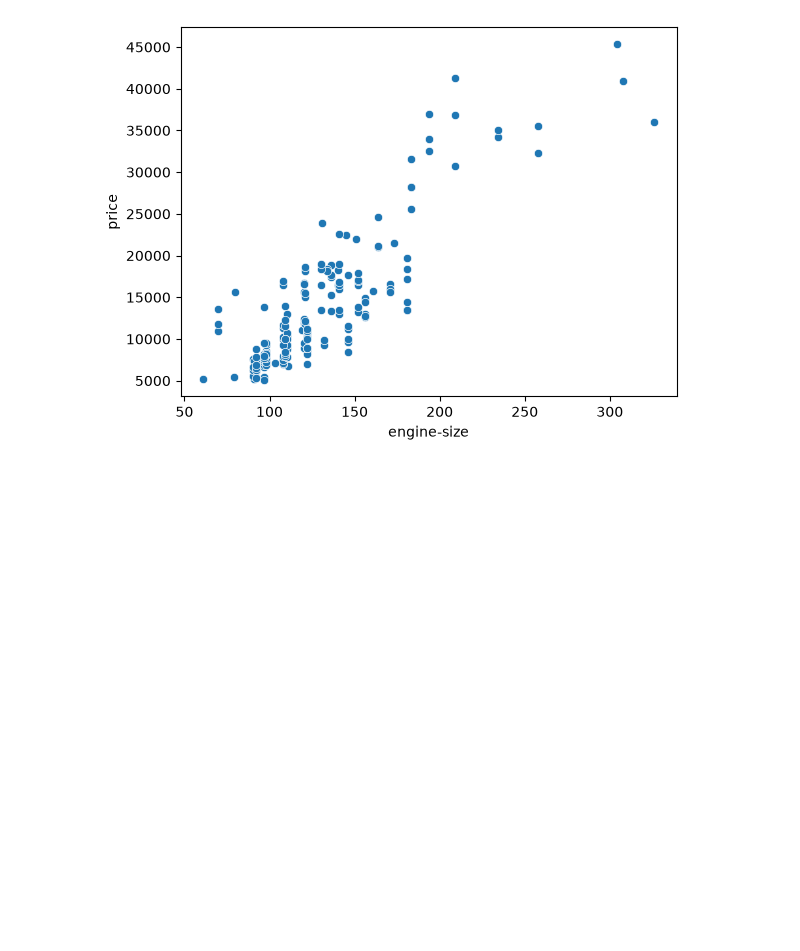
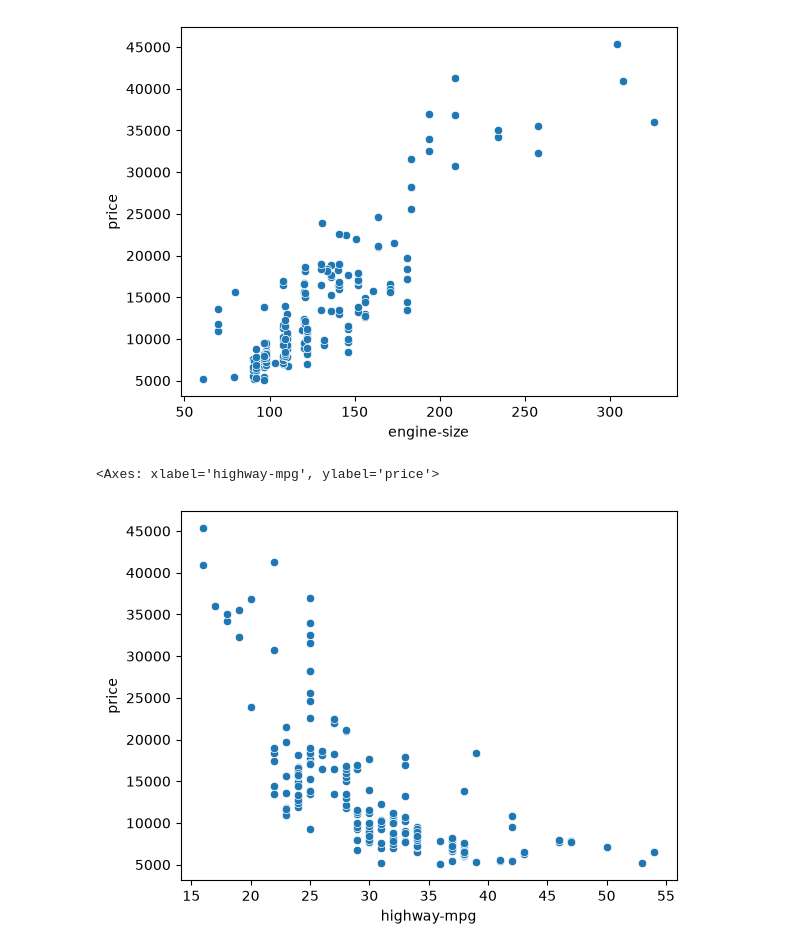
Before and after one commit to Mehta-g1/ml-classification-regression-apis, a Jupyter notebook: Notebooks/Regression/auto_price.ipynb, the cells around one changed output. Drawn from its saved outputs; the diff is of its cells as text; code cells hidden in the pictures; blank space fills up the shorter version.

```diff
--- a/Notebooks/Regression/auto_price.ipynb
+++ b/Notebooks/Regression/auto_price.ipynb
@@ -118,3 +118,12 @@ sns.scatterplot(
 # %% [output]
 <Axes: xlabel='engine-size', ylabel='price'>
 [figure]
+# %%
+sns.scatterplot(
+    data=df,
+    x='highway-mpg',
+    y='price'
+)
+# %% [output]
+<Axes: xlabel='highway-mpg', ylabel='price'>
+[figure, added]
```
Also changed, not shown: parts of 27 cells of this notebook, 6 other files.
